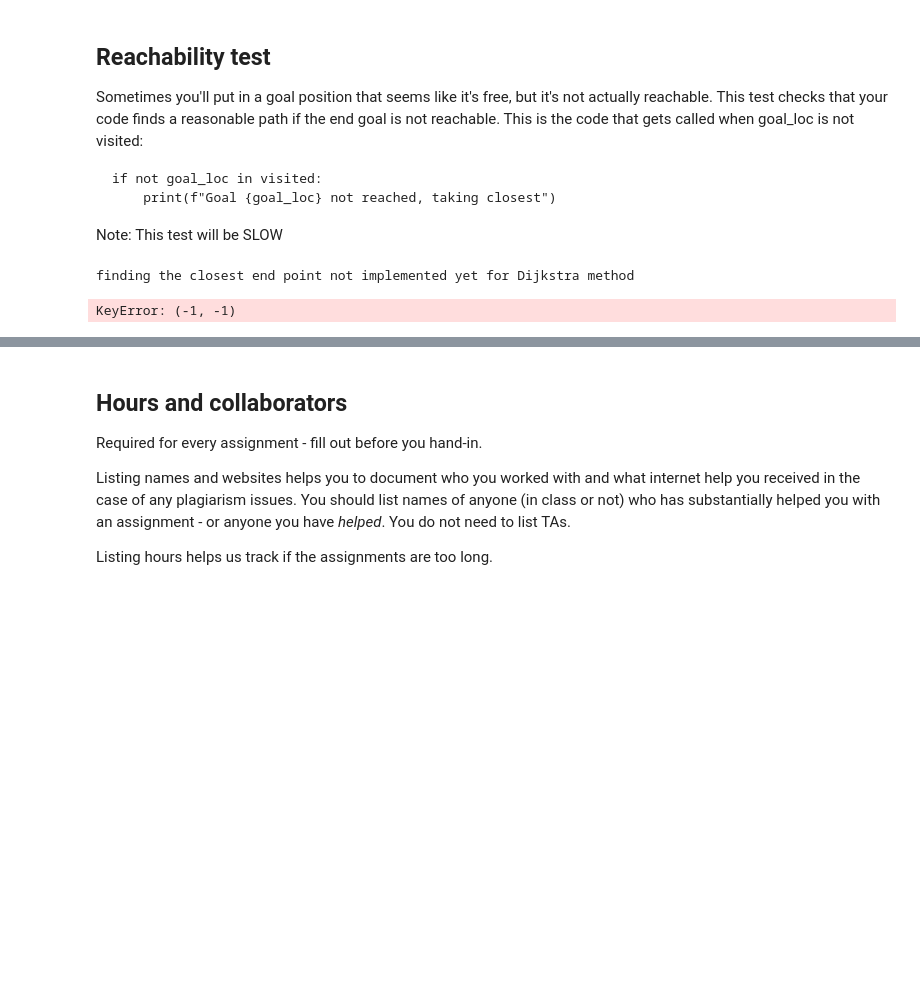
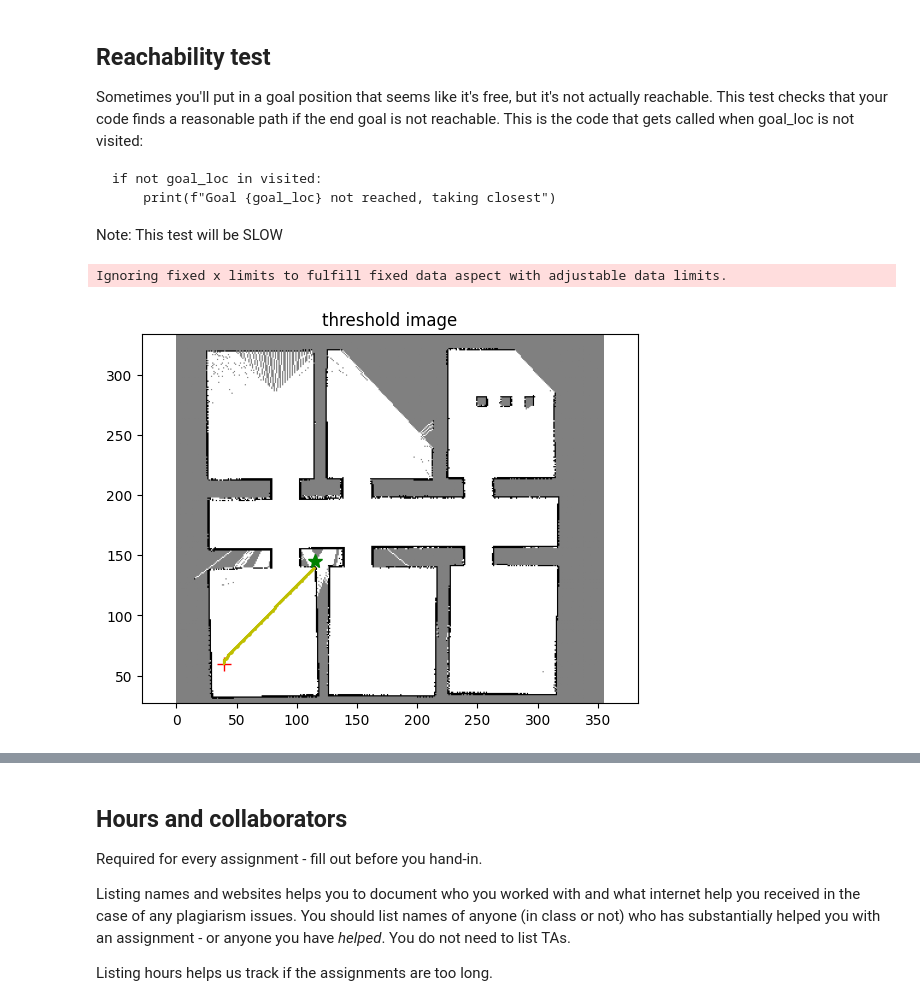
Before and after one commit to ZimHockey13/ROB456, a Jupyter notebook: Assignments/check_dijkstra.ipynb, the cells around one changed output, grey strips where cells are left out. Cells and saved outputs as stored; diff of their text form; code cells hidden in the pictures; blank space fills up the shorter version.

```diff
--- a/Assignments/check_dijkstra.ipynb
+++ b/Assignments/check_dijkstra.ipynb
@@ -117,10 +112,10 @@ Note: This test will be SLOW
 # %%
 loc_not_reachable = (115, 145)
 path_not_reachable = dijkstra(im_thresh, (40, 60), (115, 145), method="Dijkstra", ros2=False)
-plot_with_path(im_thresh, zoom=0.75, robot_loc=robot_start_loc, goal_loc=loc_not_reachable, path=path_not_reachable)
+plot_with_path(im_thresh, zoom=zoom, robot_loc=robot_start_loc, goal_loc=loc_not_reachable, path=path_not_reachable)
 # %% [output]
-finding the closest end point not implemented yet for Dijkstra method
+Ignoring fixed x limits to fulfill fixed data aspect with adjustable data limits.
-KeyError: (-1, -1)
+[figure, added]
 # %%
 grader.check("end_point_not_valid")
 # %% [output]
```
Also changed, not shown: parts of 6 cells of this notebook, 2 other files.
